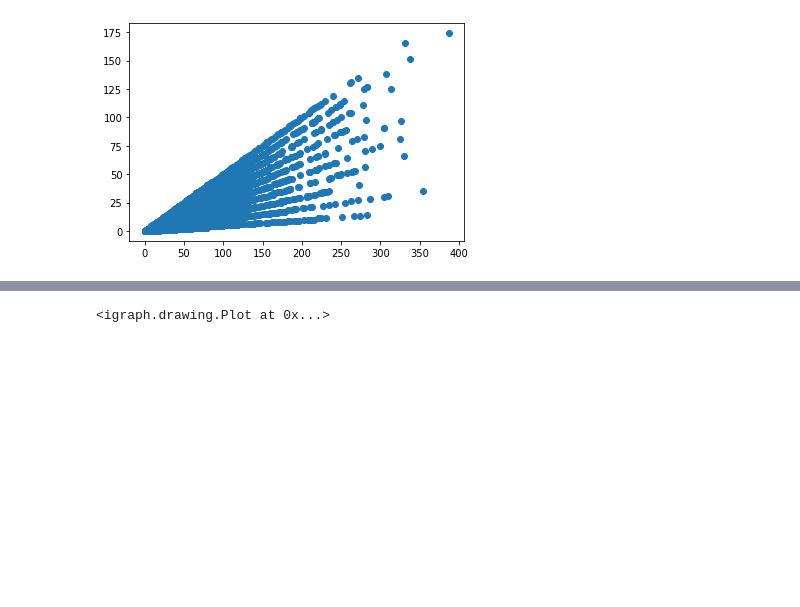
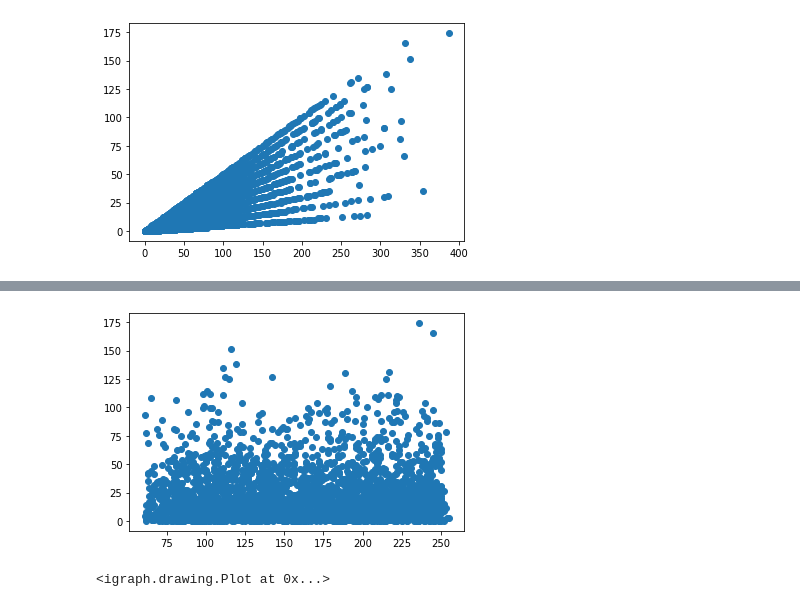
Before and after one commit to Ouma487/Viral-Marketing, a Jupyter notebook: main_jupyter.ipynb, the cells around one changed output, grey strips where cells are left out. Cells and saved outputs as stored; diff of their text form; code cells hidden in the pictures; blank space fills up the shorter version.

```diff
--- a/main_jupyter.ipynb
+++ b/main_jupyter.ipynb
@@ -30,3 +42,7 @@ plot_like_views()
+# %%
+plot_histo_like_follower()
+# %% [output]
+[figure, added]
 # %%
 vertex, edges = graph()
 #afficher_graph(vertex, edges)
```
Also changed, not shown: parts of 7 cells of this notebook, 2 other files.
